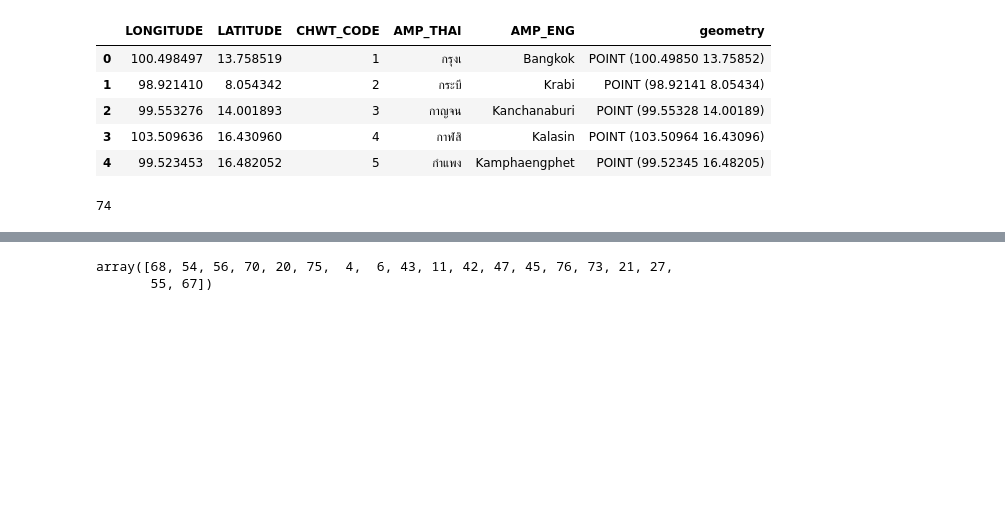
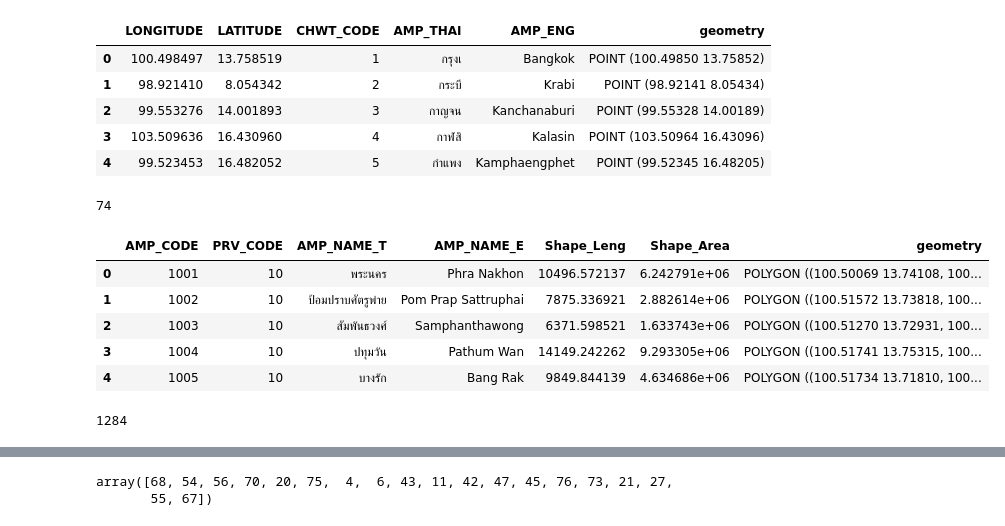
Before and after one commit to myNameIsPK/route_prediction, a Jupyter notebook: phase1/1.2/district_filterRoad.ipynb, the cells around one changed output, grey strips where cells are left out. Cells and saved outputs as stored; diff of their text form; code cells hidden in the pictures; blank space fills up the shorter version.

```diff
--- a/phase1/1.2/district_filterRoad.ipynb
+++ b/phase1/1.2/district_filterRoad.ipynb
@@ -96,3 +98,16 @@ provincePoint.head()
 len(provincePoint)
 # %% [output]
 74
+# %%
+district.head()
+# %% [output]
+|  | AMP_CODE | PRV_CODE | AMP_NAME_T | AMP_NAME_E | Shape_Leng | Shape_Area | geometry |
+| 0 | 1001 | 10 | พระนคร | Phra Nakhon | 10496.572137 | 6.242791e+06 | POLYGON ((100.50069 13.74108, 100... |
+| 1 | 1002 | 10 | ป้อมปราบศัตรูพ่าย | Pom Prap Sattruphai | 7875.336921 | 2.882614e+06 | POLYGON ((100.51572 13.73818, 100... |
+| 2 | 1003 | 10 | สัมพันธวงศ์ | Samphanthawong | 6371.598521 | 1.633743e+06 | POLYGON ((100.51270 13.72931, 100... |
+| 3 | 1004 | 10 | ปทุมวัน | Pathum Wan | 14149.242262 | 9.293305e+06 | POLYGON ((100.51741 13.75315, 100... |
+| 4 | 1005 | 10 | บางรัก | Bang Rak | 9849.844139 | 4.634686e+06 | POLYGON ((100.51734 13.71810, 100... |
+# %%
+len(district)
+# %% [output]
+1284
```
Also changed, not shown: parts of 24 cells of this notebook.
